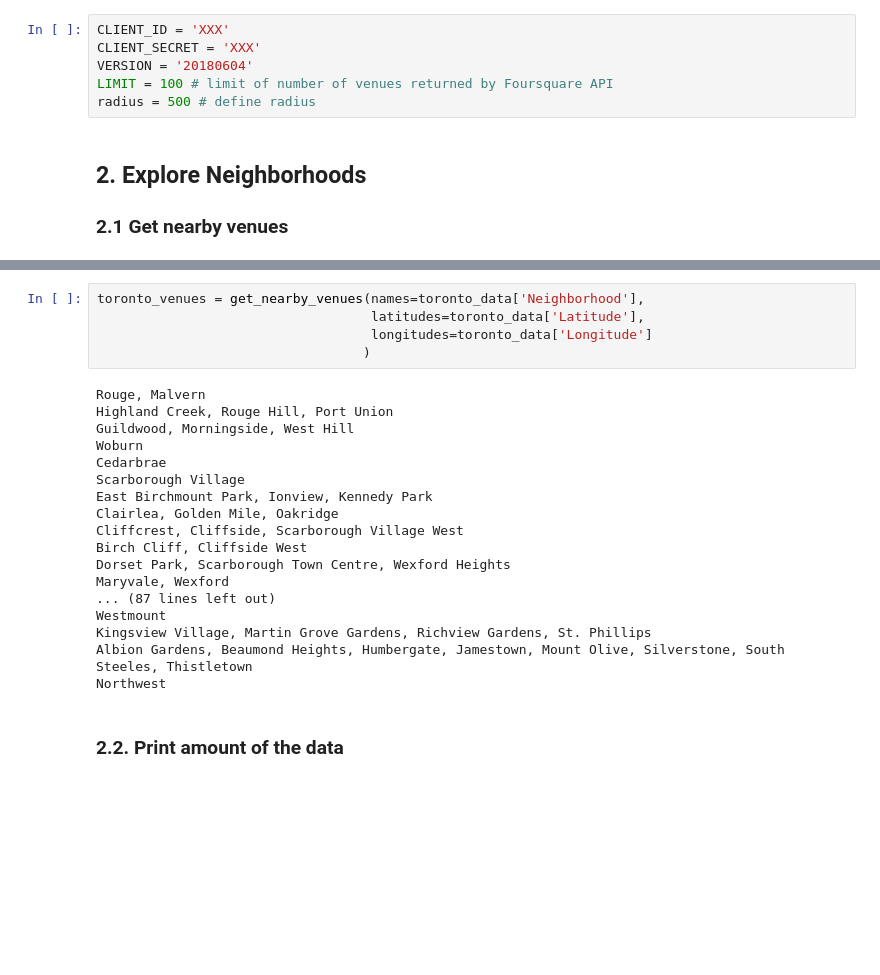
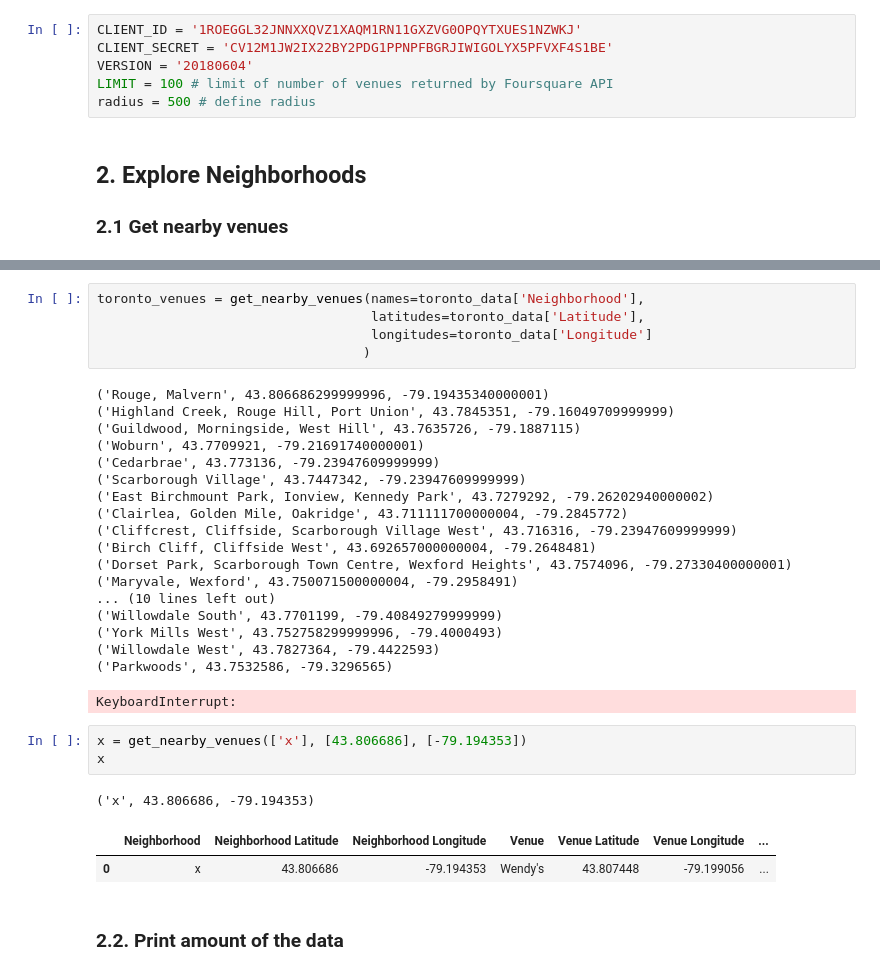
Before and after one commit to Pavel-V/Applied_Data_Science_Capstone, a Jupyter notebook: neighborhoods_toronto_3.ipynb, the cells around one changed output, grey strips where cells are left out. Cells and saved outputs as stored; diff of their text form; blank space fills up the shorter version.

```diff
--- a/neighborhoods_toronto_3.ipynb
+++ b/neighborhoods_toronto_3.ipynb
@@ -153,8 +153,8 @@ map_newyork
 # %% [markdown]
 ### 1.5. Define Foursquare Credentials and Version
 # %%
-CLIENT_ID = 'XXX'
-CLIENT_SECRET = 'XXX'
+CLIENT_ID = '1ROEGGL32JNNXXQVZ1XAQM1RN11GXZVG0OPQYTXUES1NZWKJ'
+CLIENT_SECRET = 'CV12M1JW2IX22BY2PDG1PPNPFBGRJIWIGOLYX5PFVXF4S1BE'
 VERSION = '20180604'
 LIMIT = 100 # limit of number of venues returned by Foursquare API
 radius = 500 # define radius
@@ -206,23 +206,31 @@ toronto_venues = get_nearby_venues(names=toronto_data['Neighborhood'],
                                    longitudes=toronto_data['Longitude']
                                   )
 # %% [output]
-Rouge, Malvern
-Highland Creek, Rouge Hill, Port Union
-Guildwood, Morningside, West Hill
-Woburn
-Cedarbrae
-Scarborough Village
-East Birchmount Park, Ionview, Kennedy Park
-Clairlea, Golden Mile, Oakridge
-Cliffcrest, Cliffside, Scarborough Village West
-Birch Cliff, Cliffside West
-Dorset Park, Scarborough Town Centre, Wexford Heights
-Maryvale, Wexford
-... (87 lines left out)
-Westmount
-Kingsview Village, Martin Grove Gardens, Richview Gardens, St. Phillips
-Albion Gardens, Beaumond Heights, Humbergate, Jamestown, Mount Olive, Silverstone, South Steeles, Thistletown
-Northwest
+('Rouge, Malvern', 43.806686299999996, -79.19435340000001)
+('Highland Creek, Rouge Hill, Port Union', 43.7845351, -79.16049709999999)
+('Guildwood, Morningside, West Hill', 43.7635726, -79.1887115)
+('Woburn', 43.7709921, -79.21691740000001)
+('Cedarbrae', 43.773136, -79.23947609999999)
+('Scarborough Village', 43.7447342, -79.23947609999999)
+('East Birchmount Park, Ionview, Kennedy Park', 43.7279292, -79.26202940000002)
+('Clairlea, Golden Mile, Oakridge', 43.711111700000004, -79.2845772)
+('Cliffcrest, Cliffside, Scarborough Village West', 43.716316, -79.23947609999999)
+('Birch Cliff, Cliffside West', 43.692657000000004, -79.2648481)
+('Dorset Park, Scarborough Town Centre, Wexford Heights', 43.7574096, -79.27330400000001)
+('Maryvale, Wexford', 43.750071500000004, -79.2958491)
+... (10 lines left out)
+('Willowdale South', 43.7701199, -79.40849279999999)
+('York Mills West', 43.752758299999996, -79.4000493)
+('Willowdale West', 43.7827364, -79.4422593)
+('Parkwoods', 43.7532586, -79.3296565)
+KeyboardInterrupt:
+# %%
+x = get_nearby_venues(['x'], [43.806686], [-79.194353])
+x
+# %% [output]
+('x', 43.806686, -79.194353)
+|  | Neighborhood | Neighborhood Latitude | Neighborhood Longitude | Venue | Venue Latitude | Venue Longitude | ... |
+| 0 | x | 43.806686 | -79.194353 | Wendy's | 43.807448 | -79.199056 | ... |
 # %% [markdown]
 ### 2.2. Print amount of the data
 # %%
```
Also changed, not shown: parts of 1 cell of this notebook, 1 other file.
